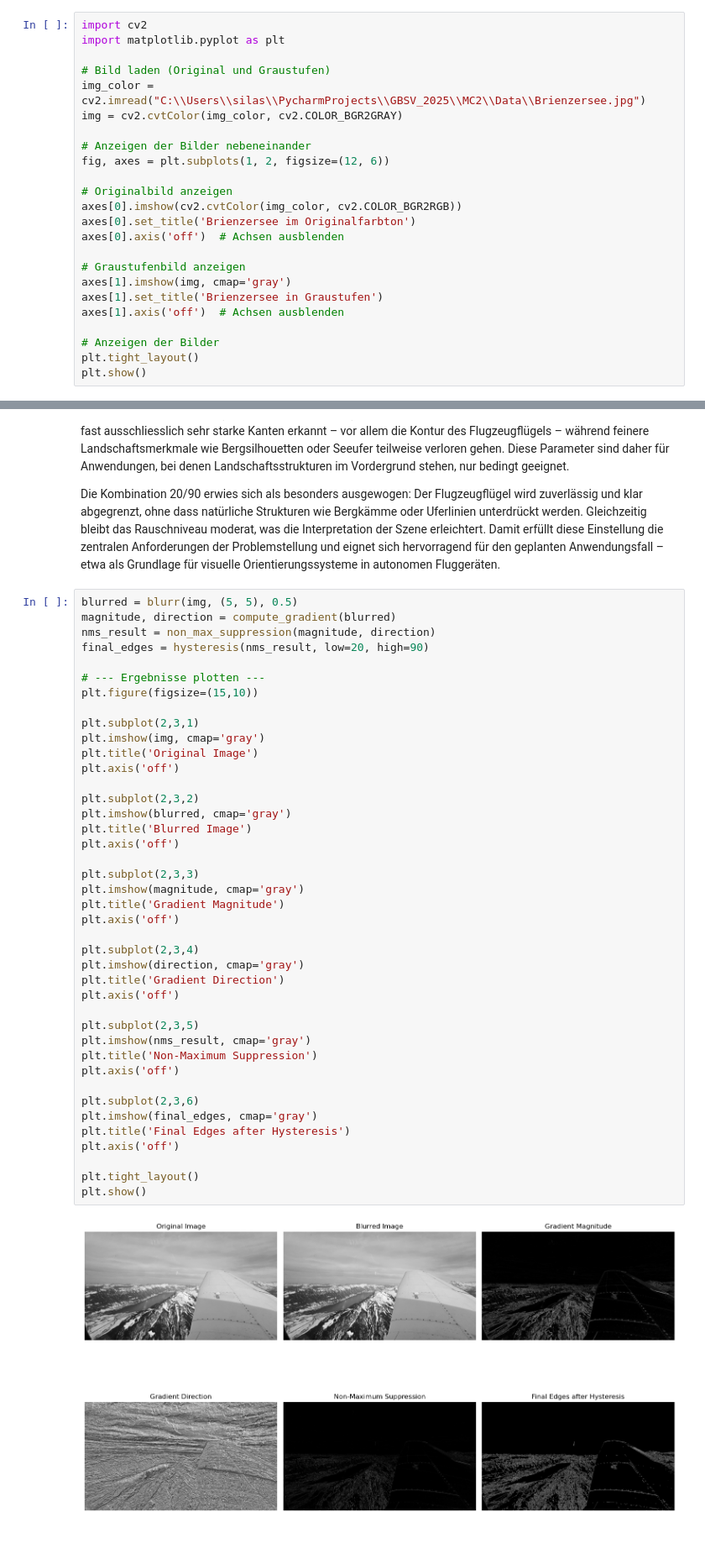
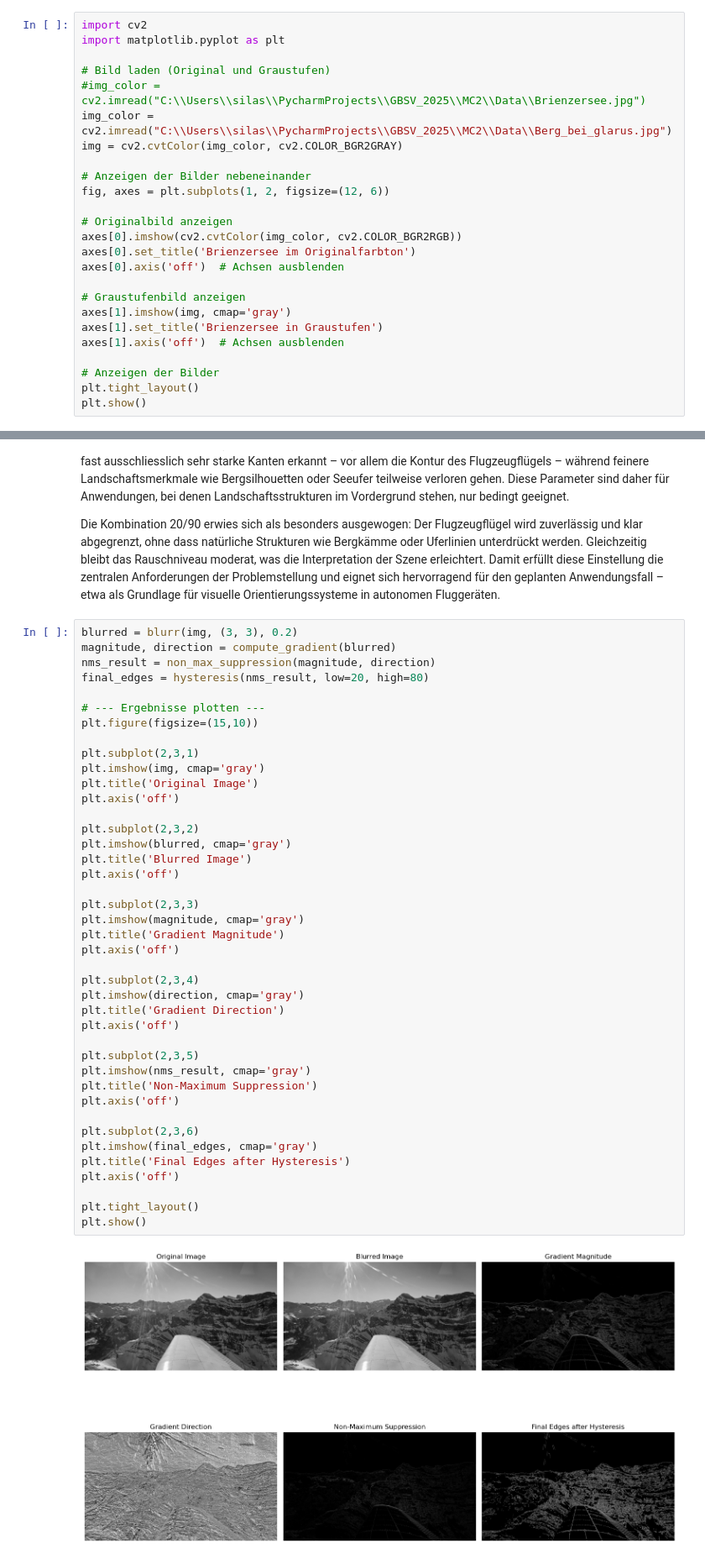
Before and after one commit to Tschoppsilas/GBSV_2025, a Jupyter notebook: MC2/Day Submission/Day_4_Algorithms for Pattern Detection.ipynb, the cells around one changed output, grey strips where cells are left out. Shown at 84% size. Cells and saved outputs as stored; diff of their text form.

```diff
--- a/MC2/Day Submission/Day_4_Algorithms for Pattern Detection.ipynb
+++ b/MC2/Day Submission/Day_4_Algorithms for Pattern Detection.ipynb
@@ -130,7 +130,8 @@ import cv2
 import matplotlib.pyplot as plt
 
 # Bild laden (Original und Graustufen)
-img_color = cv2.imread("C:\\Users\\silas\\PycharmProjects\\GBSV_2025\\MC2\\Data\\Brienzersee.jpg")
+#img_color = cv2.imread("C:\\Users\\silas\\PycharmProjects\\GBSV_2025\\MC2\\Data\\Brienzersee.jpg")
+img_color = cv2.imread("C:\\Users\\silas\\PycharmProjects\\GBSV_2025\\MC2\\Data\\Berg_bei_glarus.jpg")
 img = cv2.cvtColor(img_color, cv2.COLOR_BGR2GRAY)
 
 # Anzeigen der Bilder nebeneinander
@@ -242,10 +244,10 @@ Hohe Schwellenwertpaare (z.B. 40/130 oder 30/150) liefern dagegen deutlich selek
 
 Die Kombination 20/90 erwies sich als besonders ausgewogen: Der Flugzeugflügel wird zuverlässig und klar abgegrenzt, ohne dass natürliche Strukturen wie Bergkämme oder Uferlinien unterdrückt werden. Gleichzeitig bleibt das Rauschniveau moderat, was die Interpretation der Szene erleichtert. Damit erfüllt diese Einstellung die zentralen Anforderungen der Problemstellung und eignet sich hervorragend für den geplanten Anwendungsfall – etwa als Grundlage für visuelle Orientierungssysteme in autonomen Fluggeräten.
 # %%
-blurred = blurr(img, (5, 5), 0.5)
+blurred = blurr(img, (3, 3), 0.2)
 magnitude, direction = compute_gradient(blurred)
 nms_result = non_max_suppression(magnitude, direction)
-final_edges = hysteresis(nms_result, low=20, high=90)
+final_edges = hysteresis(nms_result, low=20, high=80)
 
 # --- Ergebnisse plotten ---
 plt.figure(figsize=(15,10))
@@ -256,34 +258,34 @@ plt.title('Original Image')
 plt.axis('off')
 
 plt.subplot(2,3,2)
 plt.imshow(blurred, cmap='gray')
 plt.title('Blurred Image')
 plt.axis('off')
 
 plt.subplot(2,3,3)
 plt.imshow(magnitude, cmap='gray')
 plt.title('Gradient Magnitude')
 plt.axis('off')
 
 plt.subplot(2,3,4)
 plt.imshow(direction, cmap='gray')
 plt.title('Gradient Direction')
 plt.axis('off')
 
 plt.subplot(2,3,5)
 plt.imshow(nms_result, cmap='gray')
 plt.title('Non-Maximum Suppression')
 plt.axis('off')
 
 plt.subplot(2,3,6)
 plt.imshow(final_edges, cmap='gray')
 plt.title('Final Edges after Hysteresis')
 plt.axis('off')
 
 plt.tight_layout()
 plt.show()
 # %% [output]
-[figure, old version]
+[figure, new version]
 # %% [markdown]
 # Tag 4: Ergebnisse der Mustererkennung – Diskussion und Bewertung
 Für die Mustererkennung habe ich den Canny-Edge-Detection-Algorithmus gewählt, da er sich besonders gut für Szenen eignet, in denen sowohl feine als auch dominante Kanten präzise extrahiert werden sollen. Dieses Verfahren bietet eine mehrstufige Verarbeitung, die durch Rauschunterdrückung, Gradientenberechnung, Nicht-Maximale-Suppression und Doppelschwellenwert-Filterung robuste Ergebnisse ermöglicht. Meine Wahl fiel auf Canny, weil sich der Algorithmus hervorragend zur Trennung von natürlichen Landschaftsstrukturen und technischen Elementen wie dem Flugzeugflügel eignet, was ein zentrales Ziel meiner Problemstellung ist.
```
Also changed, not shown: parts of 4 cells of this notebook, 8 other files.
